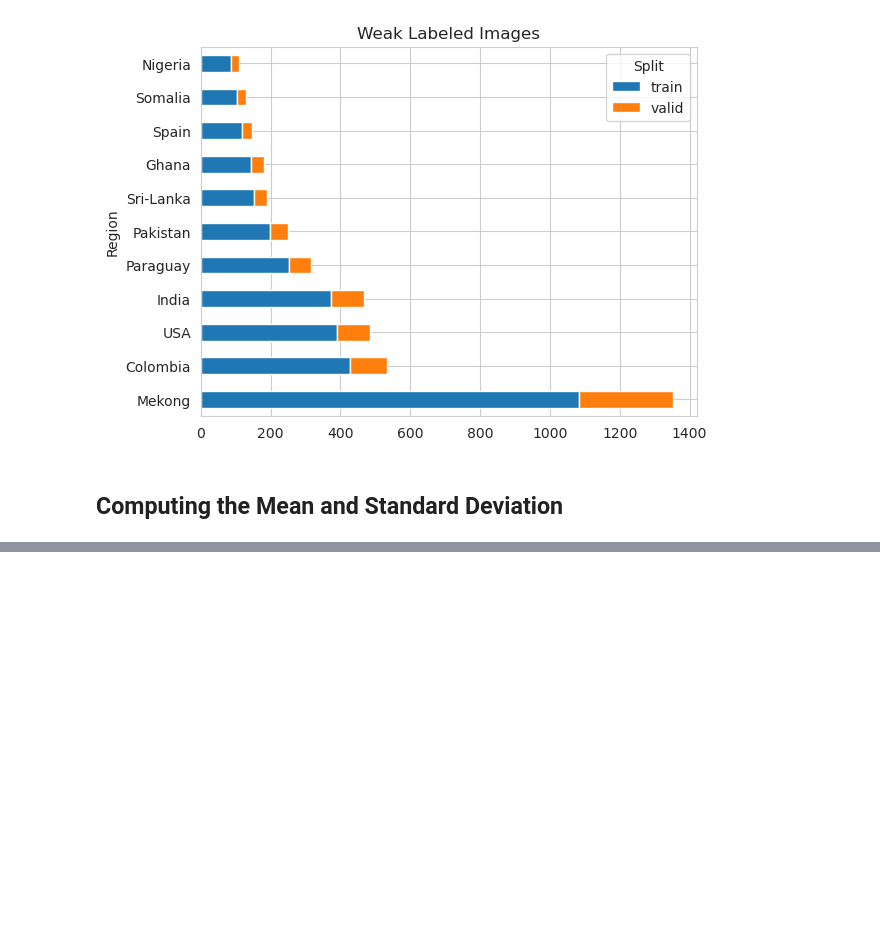
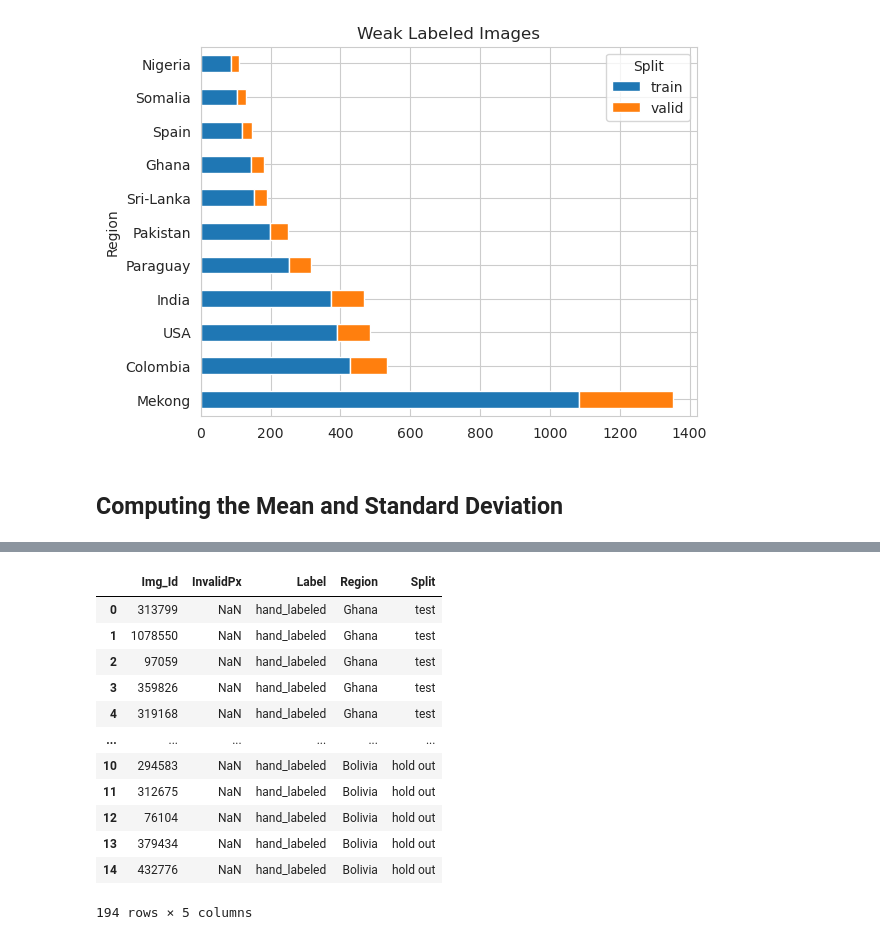
Before and after one commit to khizon/SAR_flood_segmentation, a Jupyter notebook: src/data_exploration.ipynb, the cells around one changed output, grey strips where cells are left out. Drawn from its saved outputs; the diff is of its cells as text; code cells hidden in the pictures; blank space fills up the shorter version.

```diff
--- a/src/data_exploration.ipynb
+++ b/src/data_exploration.ipynb
@@ -187 +188,17 @@ hand_labeled.sample(5)
+# %%
+path = os.path.join(ROOT, folder, f'{row["Region"]}_{row["Img_Id"]}_{folder}.tif')
+# %% [output]
+|  | Img_Id | InvalidPx | Label | Region | Split |
+| 0 | 313799 | NaN | hand_labeled | Ghana | test |
+| 1 | 1078550 | NaN | hand_labeled | Ghana | test |
+| 2 | 97059 | NaN | hand_labeled | Ghana | test |
+| 3 | 359826 | NaN | hand_labeled | Ghana | test |
+| 4 | 319168 | NaN | hand_labeled | Ghana | test |
+| ... | ... | ... | ... | ... | ... |
+| 10 | 294583 | NaN | hand_labeled | Bolivia | hold out |
+| 11 | 312675 | NaN | hand_labeled | Bolivia | hold out |
+| 12 | 76104 | NaN | hand_labeled | Bolivia | hold out |
+| 13 | 379434 | NaN | hand_labeled | Bolivia | hold out |
+| 14 | 432776 | NaN | hand_labeled | Bolivia | hold out |
+194 rows × 5 columns
 # %%
```
Also changed, not shown: parts of 6 cells of this notebook, 4 other files.
